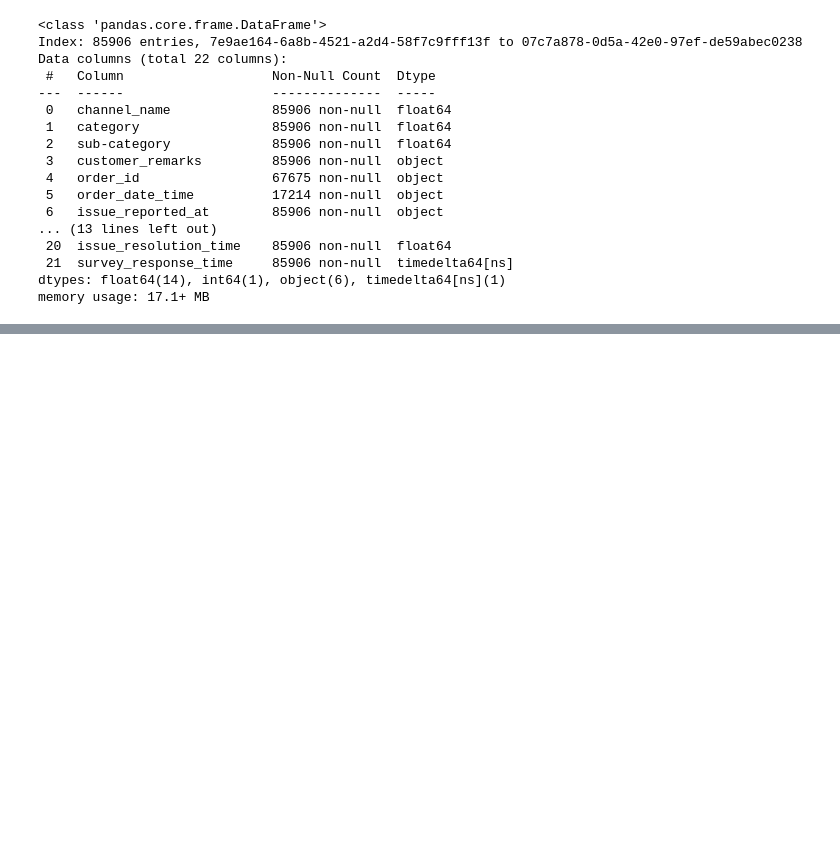
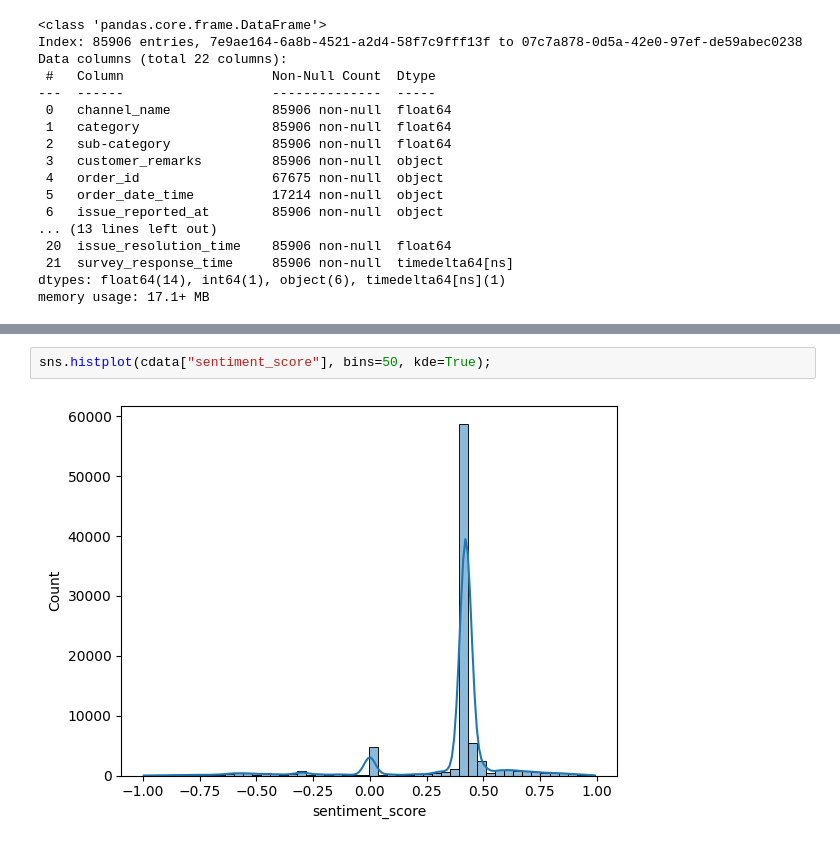
Before and after one commit to sushantkas/DEEP-CSAT-Project, a Jupyter notebook: EDA.ipynb, the cells around one changed output, grey strips where cells are left out. Drawn from its saved outputs; the diff is of its cells as text; blank space fills up the shorter version.

```diff
--- a/EDA.ipynb
+++ b/EDA.ipynb
@@ -870,0 +950,4 @@ array([[ 2.,  8., 19., ...,  4.,  2., 34.],
+# %%
+sns.histplot(cdata["sentiment_score"], bins=50, kde=True);
+# %% [output]
+[figure, added]
```
Also changed, not shown: parts of 20 cells of this notebook, 2 other files.
